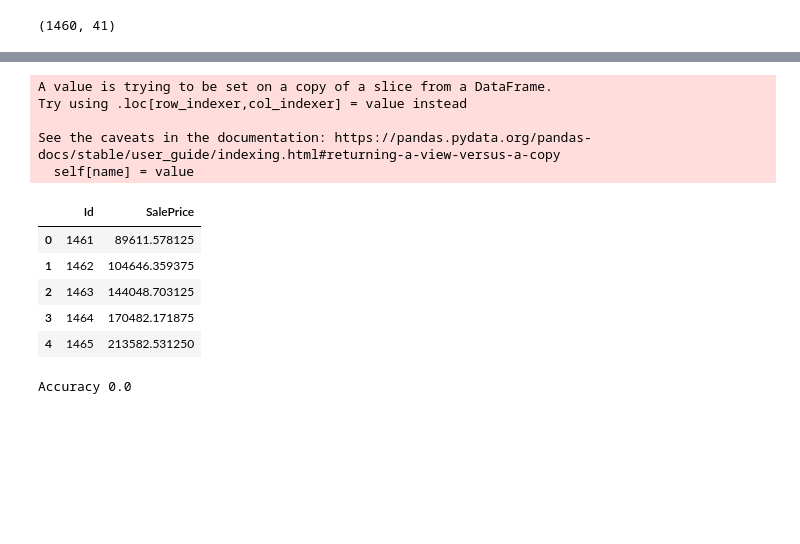
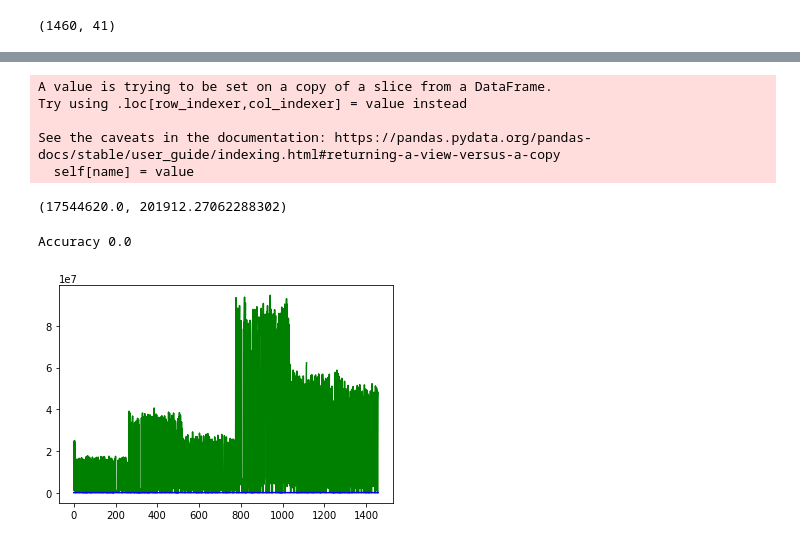
Before and after one commit to vijayshankarrealdeal/GoogleColab, a Jupyter notebook: KaggleHouse.ipynb, the cells around one changed output, grey strips where cells are left out. Drawn from its saved outputs; the diff is of its cells as text; code cells hidden in the pictures; blank space fills up the shorter version.

```diff
--- a/KaggleHouse.ipynb
+++ b/KaggleHouse.ipynb
@@ -111,11 +111,13 @@ plt.show()
 # %%
 test_df = pd.read_csv('/content/test.csv')
 sub = pd.read_csv('/content/sample_submission.csv')
+test_d = pre_porcess(test_df)
+test_d = scaler.fit_transform(test_d)
+test_d = torch.from_numpy(test_d.astype(np.float32)).to(device)
+X_VAl = sub.iloc[:,1:].values
+# %% [output]
+A value is trying to be set on a copy of a slice from a DataFrame.
+Try using .loc[row_indexer,col_indexer] = value instead
+
+See the caveats in the documentation: https://pandas.pydata.org/pandas-docs/stable/user_guide/indexing.html#returning-a-view-versus-a-copy
+  self[name] = value
-# %%
-test_d = pre_porcess(test_df)
-# %% [output]
-A value is trying to be set on a copy of a slice from a DataFrame.
-Try using .loc[row_indexer,col_indexer] = value instead
-
-See the caveats in the documentation: https://pandas.pydata.org/pandas-docs/stable/user_guide/indexing.html#returning-a-view-versus-a-copy
-  self[name] = value
@@ -134,12 +128,2 @@ pred = np.array(pred.cpu())
 # %%
 pred,sub =  pred.squeeze(),X_VAl.squeeze()
-# %%
-res = pd.concat([ID,res_temp],axis =1)
-res.head(5)
-# %% [output]
-|  | Id | SalePrice |
-| 0 | 1461 | 89611.578125 |
-| 1 | 1462 | 104646.359375 |
-| 2 | 1463 | 144048.703125 |
-| 3 | 1464 | 170482.171875 |
-| 4 | 1465 | 213582.531250 |
@@ -148,3 +130,7 @@ res.to_csv('./submission.csv', index=True)
+# %%
+pred[200],sub[200]
+# %% [output]
+(17544620.0, 201912.27062288302)
 # %%
 n_correct = 0
 n_total = sub.shape[0]
@@ -155,3 +141,9 @@ for i in range(n_total):
 print(f'Accuracy {n_correct/n_total}')
 # %% [output]
 Accuracy 0.0
+# %%
+plt.plot(range(len(pred)),pred,color = 'g')
+plt.plot(range(len(sub)),sub,color = 'b')
+plt.show()
+# %% [output]
+[figure, added]
```
Also changed, not shown: parts of 9 cells of this notebook.
